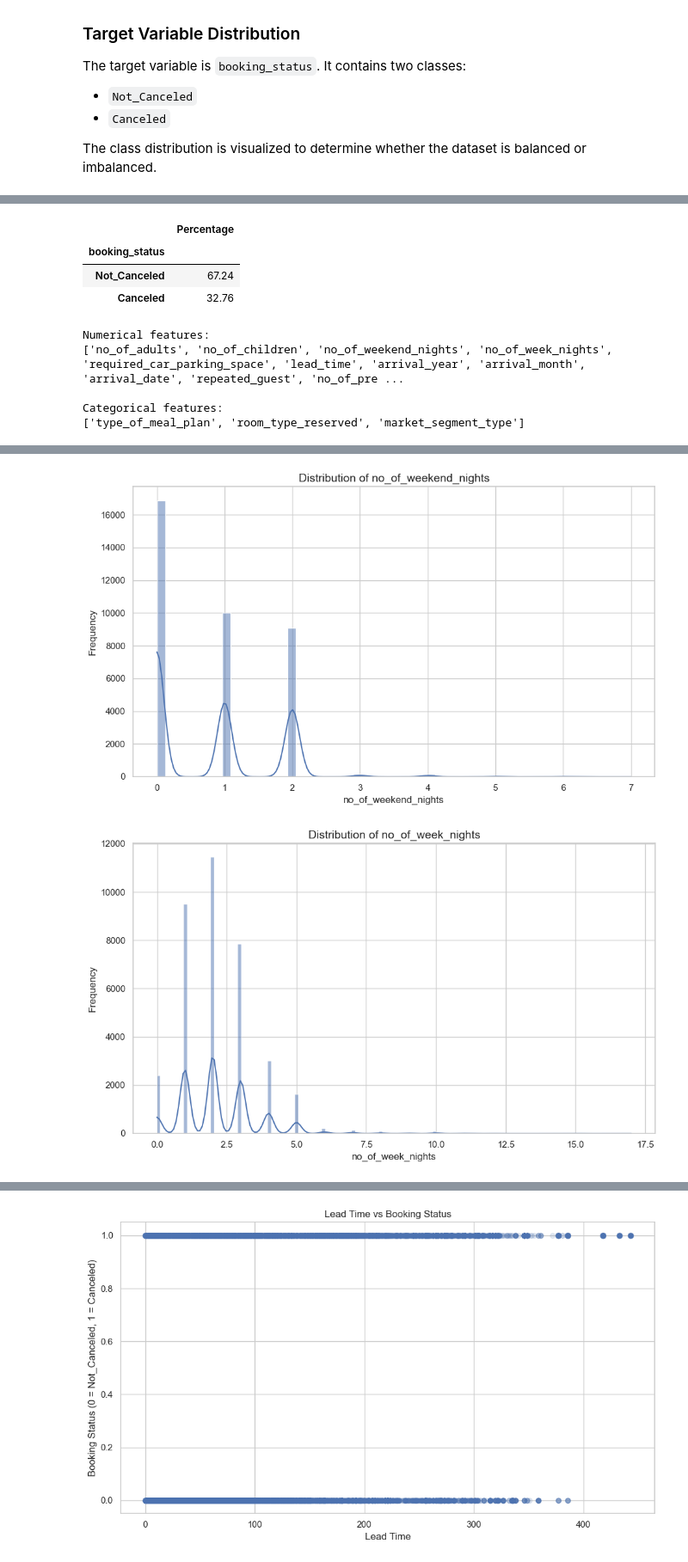
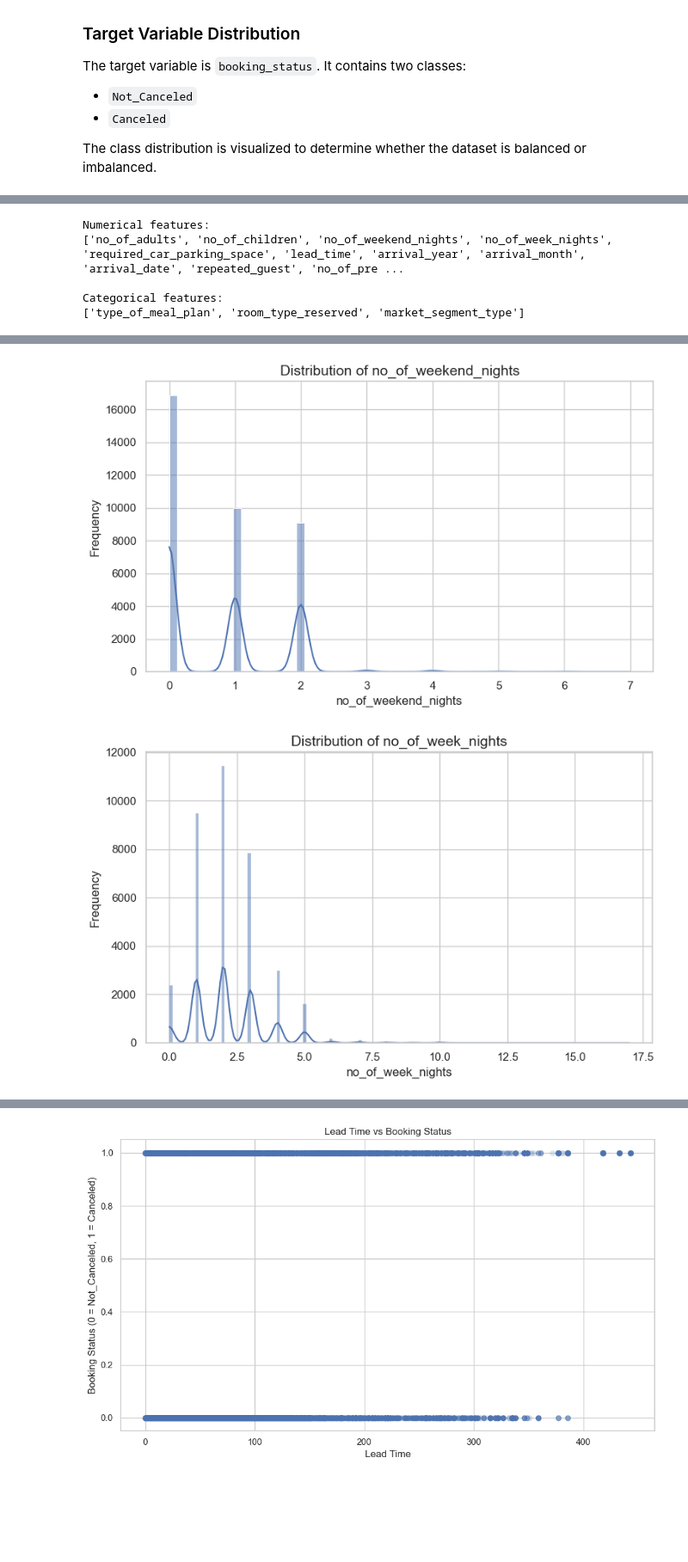
Before and after one commit to vaishnavit67/23cse301-ecommerce-ml-capstone, a Jupyter notebook: Notebooks/Classification.ipynb, the cells around one changed output, grey strips where cells are left out. Shown at 86% size. Saved outputs shown, nothing was run; the diff lists cells and outputs as text; code cells hidden in the pictures; blank space fills up the shorter version.

```diff
--- a/Notebooks/Classification.ipynb
+++ b/Notebooks/Classification.ipynb
@@ -103,7 +90,7 @@ A fixed random state of 42 is used to make the experiments reproducible.
 # %%
 # LOADING THE DATASET
 
-df = pd.read_csv("INNHotelsGroup.csv")
+df = pd.read_csv("../Data/INNHotelsGroup.csv")
 
 print("Dataset loaded successfully.")
 print(f"Number of records    : {df.shape[0]}")
@@ -305,20 +295,4 @@ Name: count, dtype: int64
 [figure]
-# %%
-target_percentage = (
-    df["booking_status"]
-    .value_counts(normalize=True)
-    .mul(100)
-    .round(2)
-)
-
-display(
-    target_percentage.to_frame("Percentage")
-)
-# %% [output]
-|  | Percentage |
-| booking_status |  |
-| Not_Canceled | 67.24 |
-| Canceled | 32.76 |
 # %%
 # IDENTIFYING FEATURE TYPES
 
@@ -349,7 +323,7 @@ Categorical features:
 
 for feature in numerical_features:
 
-    plt.figure(figsize=(10, 6))
+    plt.figure(figsize=(8, 5))
 
     sns.histplot(
         data=df,
@@ -369,2 +343,2 @@ for feature in numerical_features:
-[figure, old version]
+[figure, new version]
-[figure, old version]
+[figure, new version]
```
Also changed, not shown: parts of 64 cells of this notebook, 1 other file.
